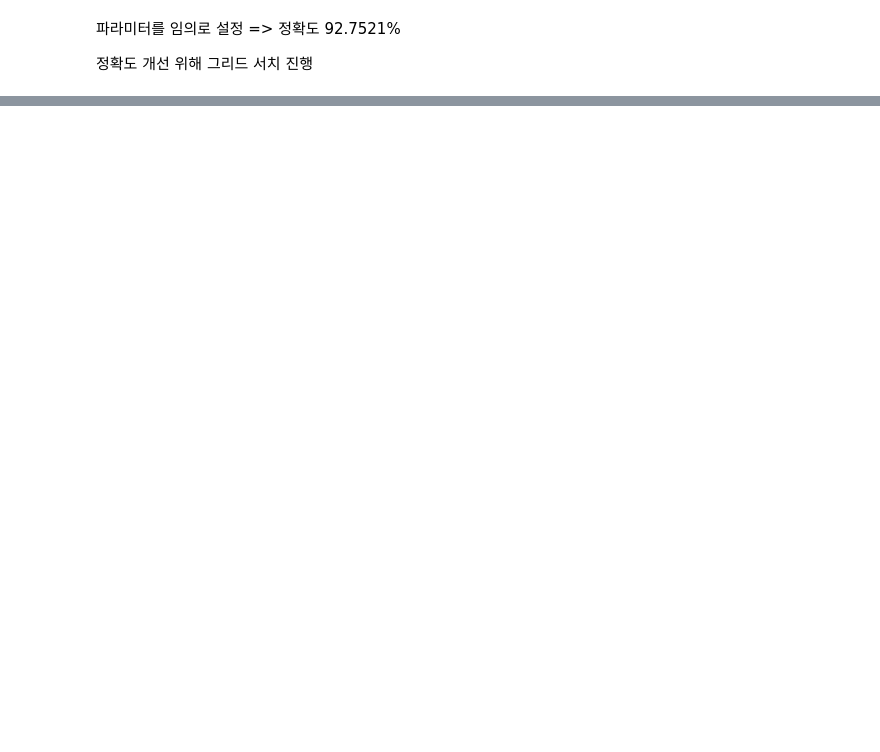
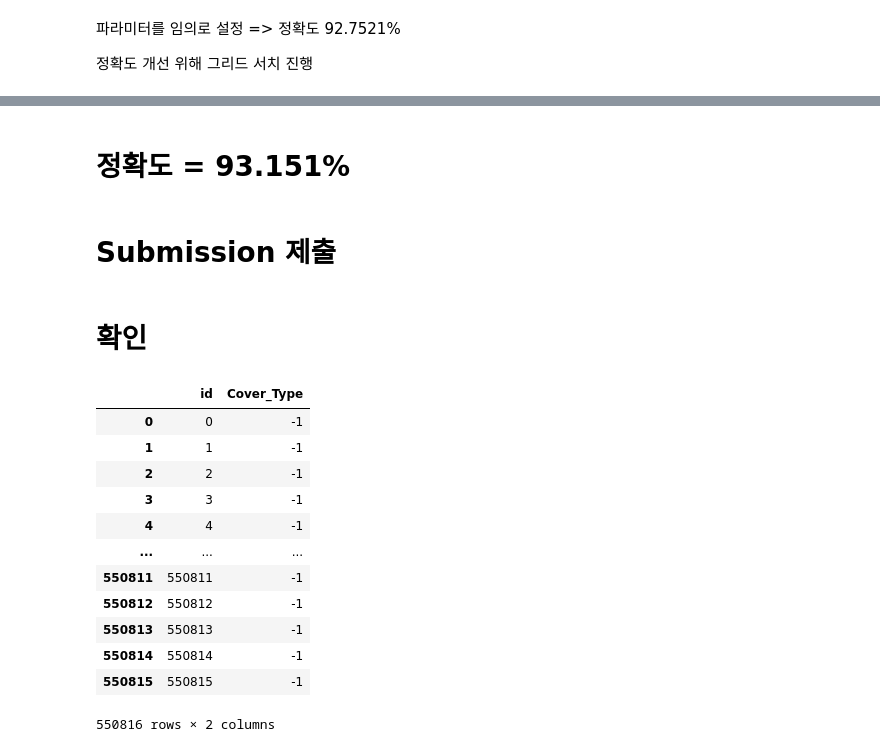
Before and after one commit to parkdonghwan97/T-Academy, a Jupyter notebook: 미니프로젝트/Kaggle_Camp.ipynb, the cells around one changed output, grey strips where cells are left out. Drawn from its saved outputs; the diff is of its cells as text; code cells hidden in the pictures; blank space fills up the shorter version.

```diff
--- a/미니프로젝트/Kaggle_Camp.ipynb
+++ b/미니프로젝트/Kaggle_Camp.ipynb
@@ -318,0 +408,4 @@ Accuracy: 92.7521 %
+# %% [markdown]
+# 정확도 = 93.151%
+# %% [markdown]
+# Submission 제출
@@ -318,0 +416,18 @@ Accuracy: 92.7521 %
+# %% [markdown]
+# 확인
+# %%
+pd.read_csv("soil/sample_submission.csv")
+# %% [output]
+|  | id | Cover_Type |
+| 0 | 0 | -1 |
+| 1 | 1 | -1 |
+| 2 | 2 | -1 |
+| 3 | 3 | -1 |
+| 4 | 4 | -1 |
+| ... | ... | ... |
+| 550811 | 550811 | -1 |
+| 550812 | 550812 | -1 |
+| 550813 | 550813 | -1 |
+| 550814 | 550814 | -1 |
+| 550815 | 550815 | -1 |
+550816 rows × 2 columns
```
Also changed, not shown: parts of 8 cells of this notebook, 6 other files.
